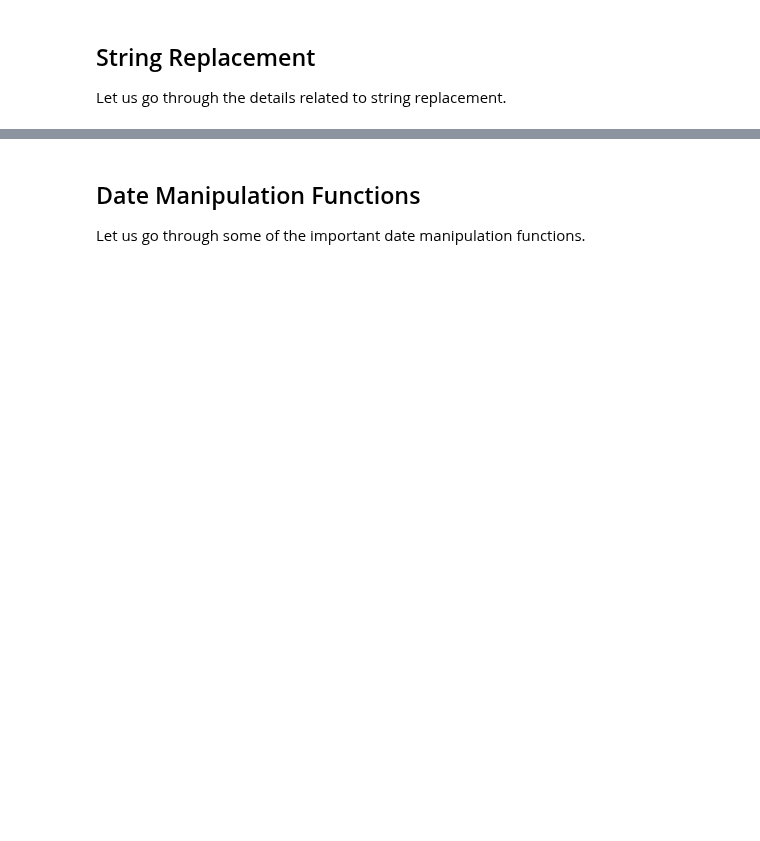
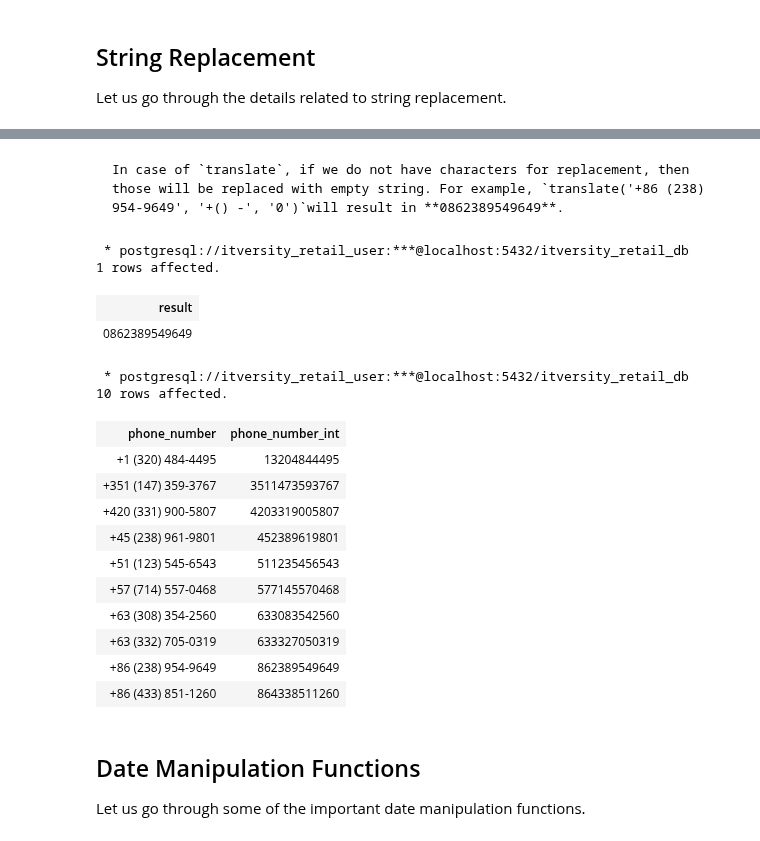
Before and after one commit to itversity/mastering-postgresql, a Jupyter notebook: 06_predefined_functions.ipynb, the cells around one changed output, grey strips where cells are left out. Drawn from its saved outputs; the diff is of its cells as text; code cells hidden in the pictures; blank space fills up the shorter version.

````diff
--- a/06_predefined_functions.ipynb
+++ b/06_predefined_functions.ipynb
@@ -445,3 +899,48 @@ Let us go through the details related to string replacement.
+# %% [markdown]
+```{note}
+In case of `translate`, if we do not have characters for replacement, then those will be replaced with empty string. For example, `translate('+86 (238) 954-9649', '+() -', '0')`will result in **0862389549649**.
+```
+# %%
+%%sql
+
+SELECT translate('+86 (238) 954-9649', '+() -', '0') AS result
+# %% [output]
+ * postgresql://itversity_retail_user:***@localhost:5432/itversity_retail_db
+1 rows affected.
+| result |
+| 0862389549649 |
+# %%
+%%sql
+
+WITH phone_numbers AS (
+    SELECT '+86 (238) 954-9649' AS phone_number UNION
+    SELECT '+420 (331) 900-5807' UNION
+    SELECT '+1 (320) 484-4495' UNION
+    SELECT '+45 (238) 961-9801' UNION
+    SELECT '+51 (123) 545-6543' UNION
+    SELECT '+63 (308) 354-2560' UNION
+    SELECT '+86 (433) 851-1260' UNION
+    SELECT '+63 (332) 705-0319' UNION
+    SELECT '+351 (147) 359-3767' UNION
+    SELECT '+57 (714) 557-0468'
+) SELECT phone_number,
+    translate(phone_number, '+() -', '') phone_number_int
+FROM phone_numbers
+ORDER BY phone_number
+# %% [output]
+ * postgresql://itversity_retail_user:***@localhost:5432/itversity_retail_db
+10 rows affected.
+| phone_number | phone_number_int |
+| +1 (320) 484-4495 | 13204844495 |
+| +351 (147) 359-3767 | 3511473593767 |
+| +420 (331) 900-5807 | 4203319005807 |
+| +45 (238) 961-9801 | 452389619801 |
+| +51 (123) 545-6543 | 511235456543 |
+| +57 (714) 557-0468 | 577145570468 |
+| +63 (308) 354-2560 | 633083542560 |
+| +63 (332) 705-0319 | 633327050319 |
+| +86 (238) 954-9649 | 862389549649 |
+| +86 (433) 851-1260 | 864338511260 |
 # %% [markdown]
 ## Date Manipulation Functions
 
````
Also changed, not shown: parts of 200 cells of this notebook, 1 other file.
